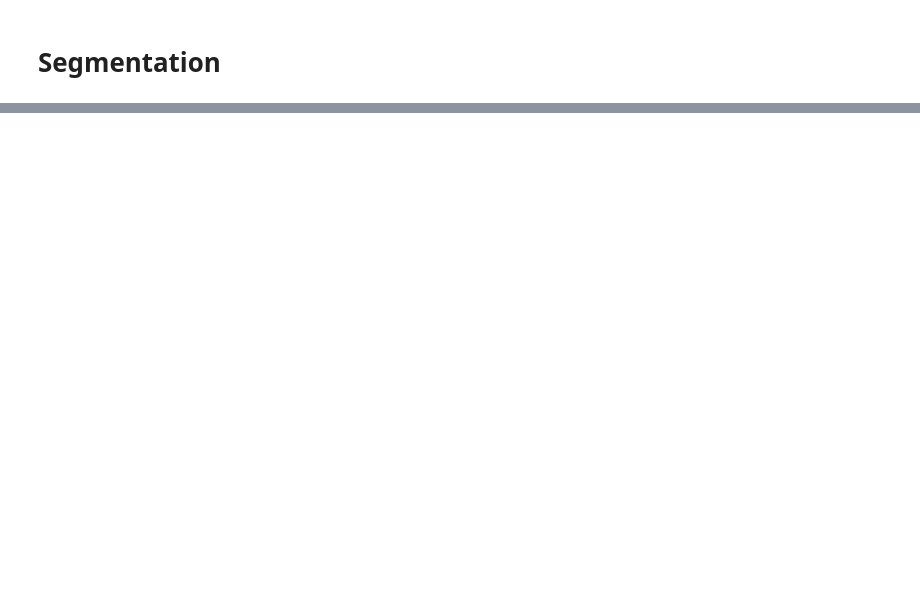
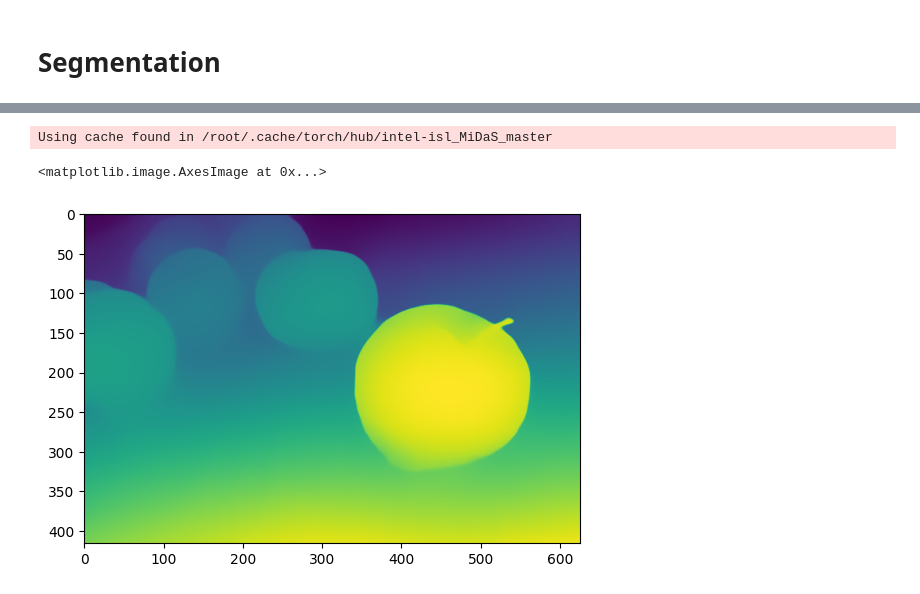
Before and after one commit to Akkki28/VLM, a Jupyter notebook: RAM_grounded_SAM.ipynb, the cells around one changed output, grey strips where cells are left out. Saved outputs shown, nothing was run; the diff lists cells and outputs as text; code cells hidden in the pictures; blank space fills up the shorter version.

```diff
--- a/RAM_grounded_SAM.ipynb
+++ b/RAM_grounded_SAM.ipynb
@@ -355,0 +387,4 @@ Processing object 3/8: apple
+# %%
+device = torch.device("cuda") if torch.cuda.is_available() else torch.device("cpu")
+midas.to(device)
+midas.eval()
@@ -355,0 +409,31 @@ Processing object 3/8: apple
+# %%
+midas_transforms = torch.hub.load("intel-isl/MiDaS", "transforms")
+
+if model_type == "DPT_Large" or model_type == "DPT_Hybrid":
+    transform = midas_transforms.dpt_transform
+else:
+    transform = midas_transforms.small_transform
+# %% [output]
+Using cache found in /root/.cache/torch/hub/intel-isl_MiDaS_master
+# %%
+img = cv2.imread(img_path)
+img = cv2.cvtColor(img, cv2.COLOR_BGR2RGB)
+
+input_batch = transform(img).to(device)
+# %%
+with torch.no_grad():
+    prediction = midas(input_batch)
+
+    prediction = torch.nn.functional.interpolate(
+        prediction.unsqueeze(1),
+        size=img.shape[:2],
+        mode="bicubic",
+        align_corners=False,
+    ).squeeze()
+
+output = prediction.cpu().numpy()
+# %%
+plt.imshow(output)
+# %% [output]
+<matplotlib.image.AxesImage at 0x...>
+[figure, added]
```
Also changed, not shown: parts of 20 cells of this notebook.
